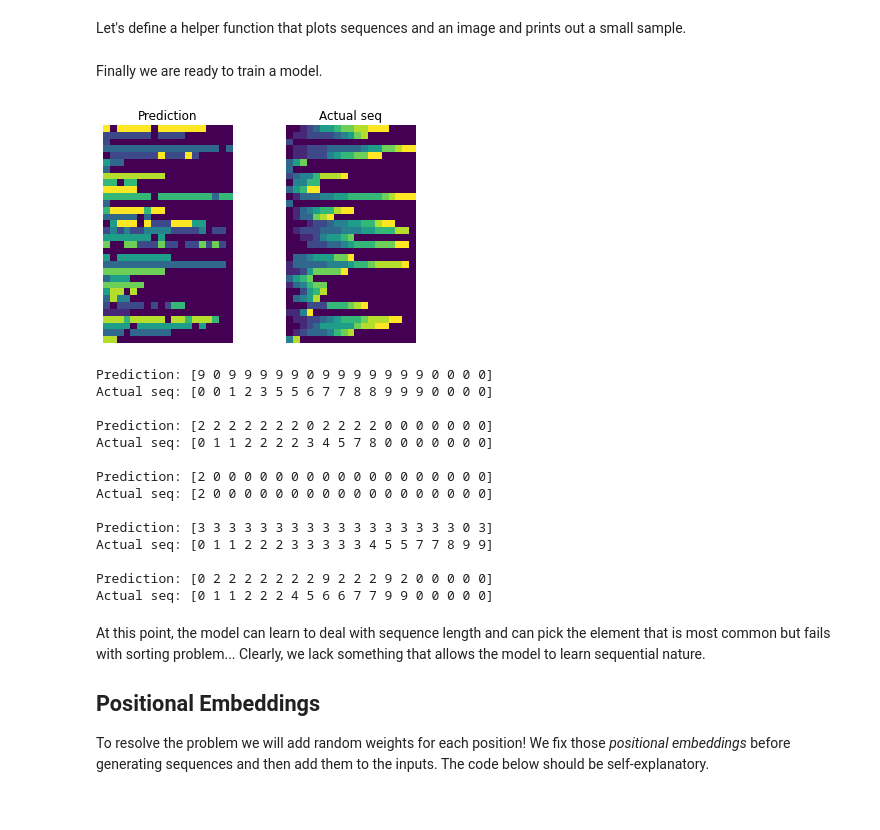
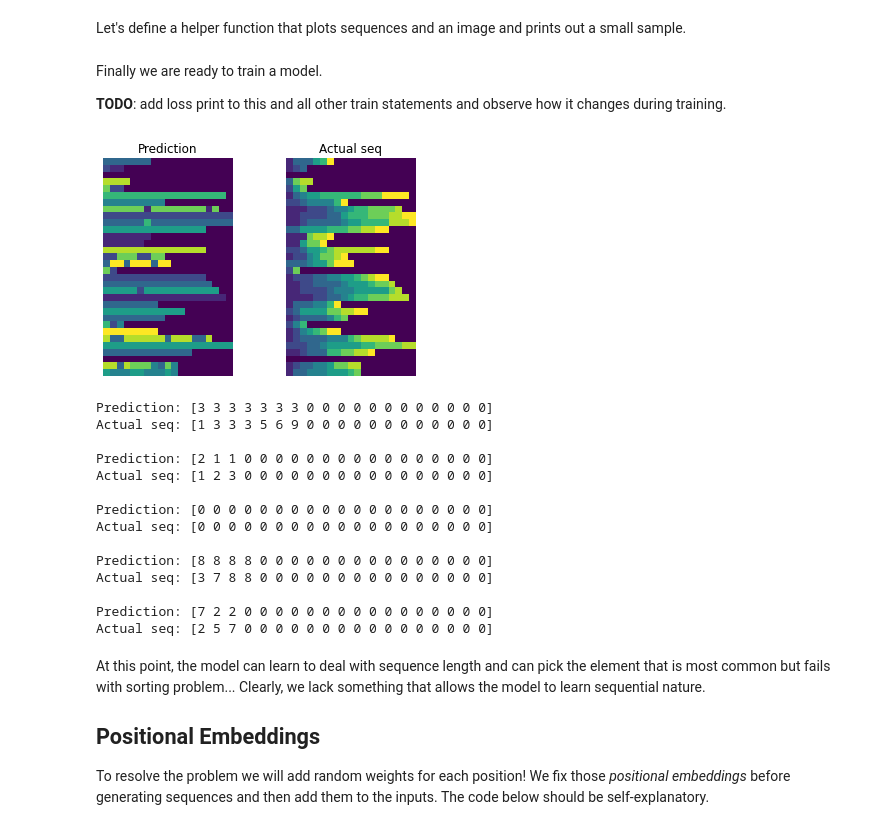
Before and after one commit to trokas/ai_primer, a Jupyter notebook: Attention.ipynb, the cells around one changed output. Saved outputs shown, nothing was run; the diff lists cells and outputs as text; code cells hidden in the pictures.

Commit message:
updates discussed during lecture

```diff
--- a/Attention.ipynb
+++ b/Attention.ipynb
@@ -17,3 +17,13 @@ import torch
 import torch.nn as nn
 import torch.nn.functional as F
 import matplotlib.pyplot as plt
+from tqdm import tqdm   # we will use this for progress bars
+
+if torch.backends.mps.is_available():
+    device = torch.device("mps")
+elif torch.cuda.is_available():
+    device = torch.device("cuda")
+else:
+    device = torch.device("cpu")
+
+print(f"Using device: {device}")
@@ -28,7 +40,7 @@ def pad(list_of_seq):
 def generator(max_seq_len, batch_size=32):
     one_hot = torch.eye(10)
     while True:
-        X = [torch.randint(10, (np.random.randint(max_seq_len),))
+        X = [torch.randint(9, (np.random.randint(max_seq_len),)) + 1
              for _ in range(batch_size)]
         y = [torch.sort(x).values for x in X]
         yield F.one_hot(pad(X), num_classes=10).float(), F.one_hot(pad(y), num_classes=10).float()
@@ -111,7 +123,8 @@ def eval_model(model, gen, seq_to_print=5):
     model.eval()
     with torch.no_grad():
         X, y = next(gen)
-        pred = model(X).argmax(dim=-1)
+        X = X.to(device)
+        pred = model(X).argmax(dim=-1).to('cpu')
         real = y.argmax(dim=-1)
 
         # Plotting
@@ -131,51 +144,50 @@ def eval_model(model, gen, seq_to_print=5):
             print('Actual seq:', a.numpy())
 # %% [markdown]
 Finally we are ready to train a model.
+
+**TODO**: add loss print to this and all other train statements and observe how it changes during training.
 # %%
 # Generate data, build the model, train, and evaluate
 gen = generator(max_seq_len=20)
-model = TransformerModel()
+# Move model to device (use 'cuda' if available, otherwise 'cpu')
+model = TransformerModel().to(device)
 optimizer = torch.optim.Adam(model.parameters())
 criterion = nn.CrossEntropyLoss()
 
 # For faster demonstration reduce the number of epochs
 epochs = 10
 steps_per_epoch = 200
 
-# Move model to device (use 'cuda' if available, otherwise 'cpu')
-device = torch.device("cuda" if torch.cuda.is_available() else "cpu")
-model.to(device)
-
 # Train the model
 model.train()
-for epoch in range(epochs):
+for epoch in tqdm(range(epochs)):
     for step in range(steps_per_epoch):
         X, y = next(gen)
         X, y = X.to(device), y.to(device)
         optimizer.zero_grad()
         outputs = model(X)
         loss = criterion(outputs.permute(0, 2, 1), y.argmax(dim=-1))
         loss.backward()
         optimizer.step()
 
 # Evaluate the model
 eval_model(model, gen)
 # %% [output]
-[figure, old version]
+[figure, new version]
-Prediction: [9 0 9 9 9 9 9 0 9 9 9 9 9 9 9 0 0 0 0]
-Actual seq: [0 0 1 2 3 5 5 6 7 7 8 8 9 9 9 0 0 0 0]
+Prediction: [3 3 3 3 3 3 3 0 0 0 0 0 0 0 0 0 0 0 0]
+Actual seq: [1 3 3 3 5 6 9 0 0 0 0 0 0 0 0 0 0 0 0]
 
-Prediction: [2 2 2 2 2 2 2 0 2 2 2 2 0 0 0 0 0 0 0]
-Actual seq: [0 1 1 2 2 2 2 3 4 5 7 8 0 0 0 0 0 0 0]
+Prediction: [2 1 1 0 0 0 0 0 0 0 0 0 0 0 0 0 0 0 0]
+Actual seq: [1 2 3 0 0 0 0 0 0 0 0 0 0 0 0 0 0 0 0]
 
-Prediction: [2 0 0 0 0 0 0 0 0 0 0 0 0 0 0 0 0 0 0]
-Actual seq: [2 0 0 0 0 0 0 0 0 0 0 0 0 0 0 0 0 0 0]
+Prediction: [0 0 0 0 0 0 0 0 0 0 0 0 0 0 0 0 0 0 0]
+Actual seq: [0 0 0 0 0 0 0 0 0 0 0 0 0 0 0 0 0 0 0]
 
-Prediction: [3 3 3 3 3 3 3 3 3 3 3 3 3 3 3 3 3 0 3]
-Actual seq: [0 1 1 2 2 2 3 3 3 3 3 4 5 5 7 7 8 9 9]
+Prediction: [8 8 8 8 0 0 0 0 0 0 0 0 0 0 0 0 0 0 0]
+Actual seq: [3 7 8 8 0 0 0 0 0 0 0 0 0 0 0 0 0 0 0]
 
-Prediction: [0 2 2 2 2 2 2 2 9 2 2 2 9 2 0 0 0 0 0]
-Actual seq: [0 1 1 2 2 2 4 5 6 6 7 7 9 9 0 0 0 0 0]
+Prediction: [7 2 2 0 0 0 0 0 0 0 0 0 0 0 0 0 0 0 0]
+Actual seq: [2 5 7 0 0 0 0 0 0 0 0 0 0 0 0 0 0 0 0]
 # %% [markdown]
 At this point, the model can learn to deal with sequence length and can pick the element that is most common but fails with sorting problem... Clearly, we lack something that allows the model to learn sequential nature.
 
```
Also changed, not shown: parts of 10 cells of this notebook, 1 other file.
